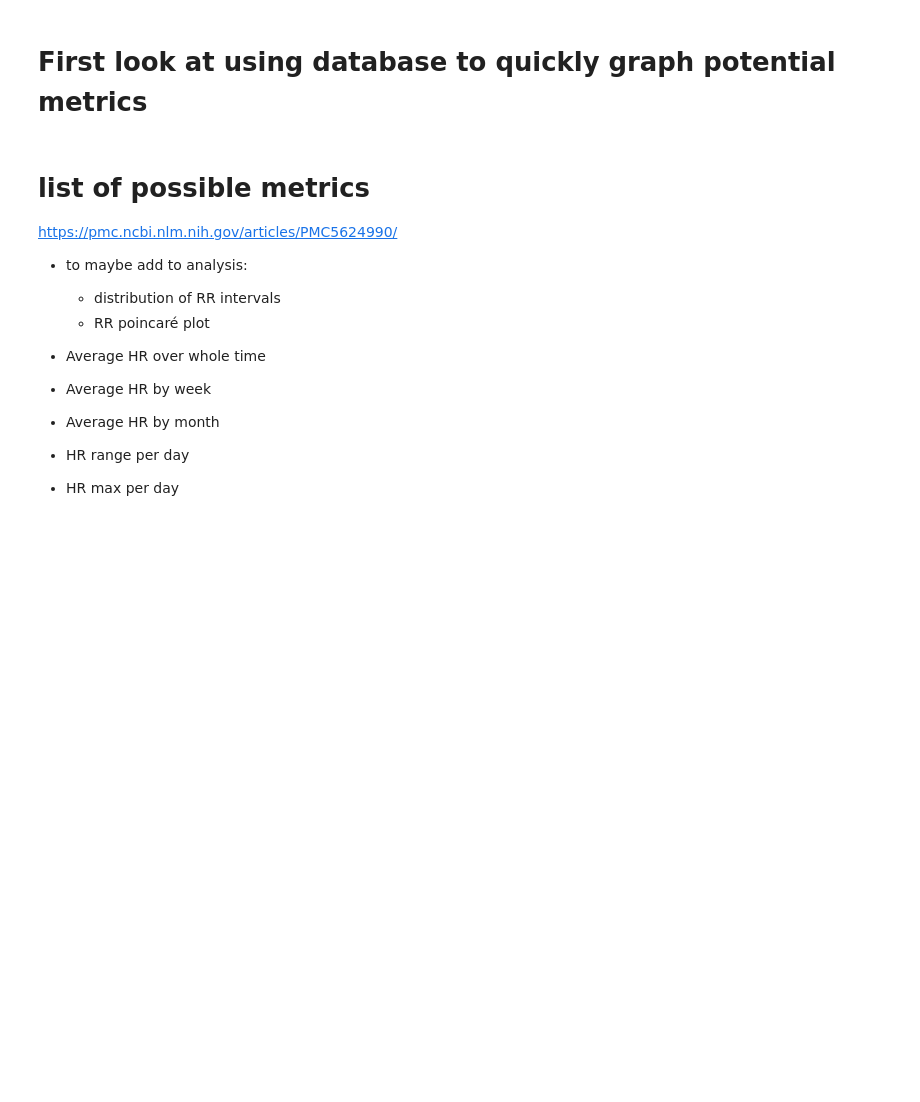
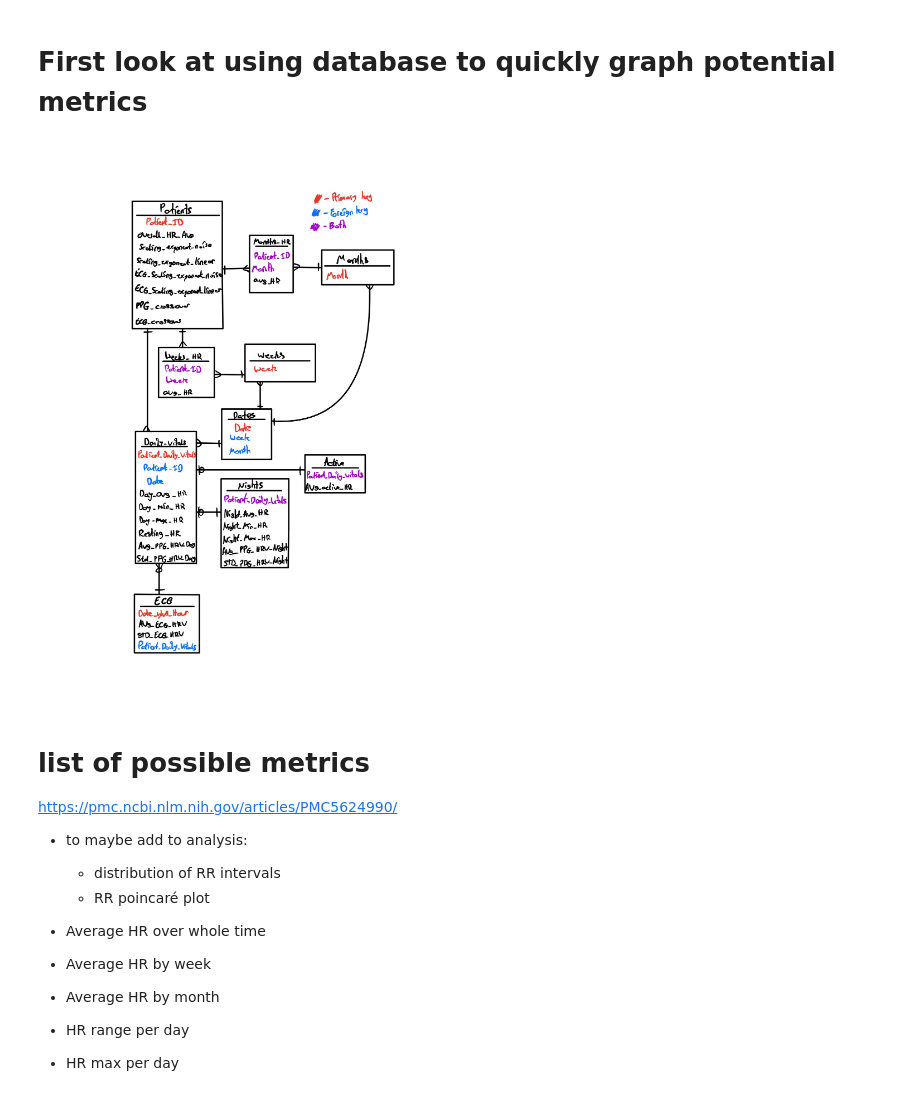
Before and after one commit to damianfrench/internship, a Jupyter notebook: Testing_metric_Calculations.ipynb, the cells around one changed output. Drawn from its saved outputs; the diff is of its cells as text; code cells hidden in the pictures; blank space fills up the shorter version.

```diff
--- a/Testing_metric_Calculations.ipynb
+++ b/Testing_metric_Calculations.ipynb
@@ -1,5 +1,10 @@
 # %% [markdown]
 # First look at using database to quickly graph potential metrics
+# %%
+from IPython.display import Image
+Image(filename='RelationalDatabase.jpg')
+# %% [output]
+[figure, added]
 # %% [markdown]
 # list of possible metrics
 
```
Also changed, not shown: parts of 9 cells of this notebook, 1 other file.
